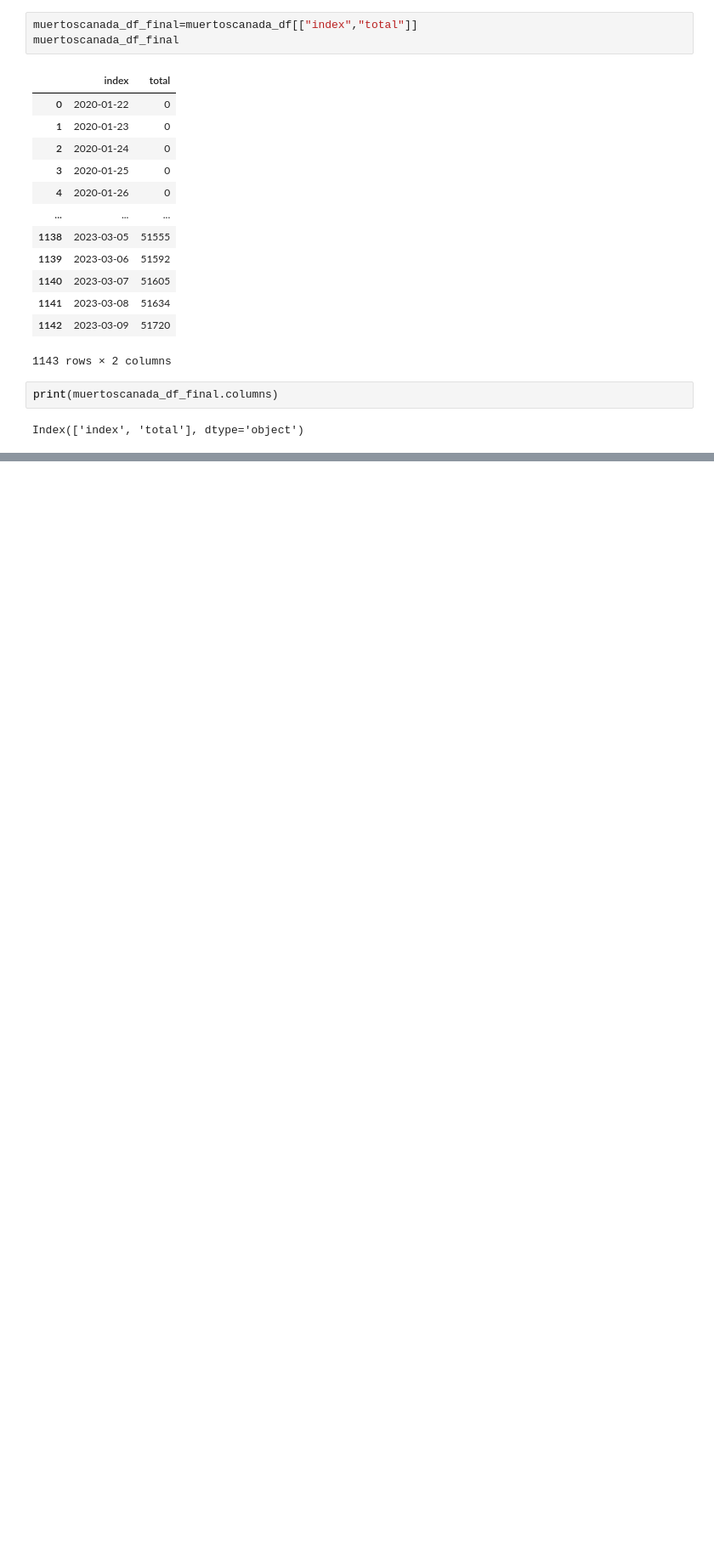
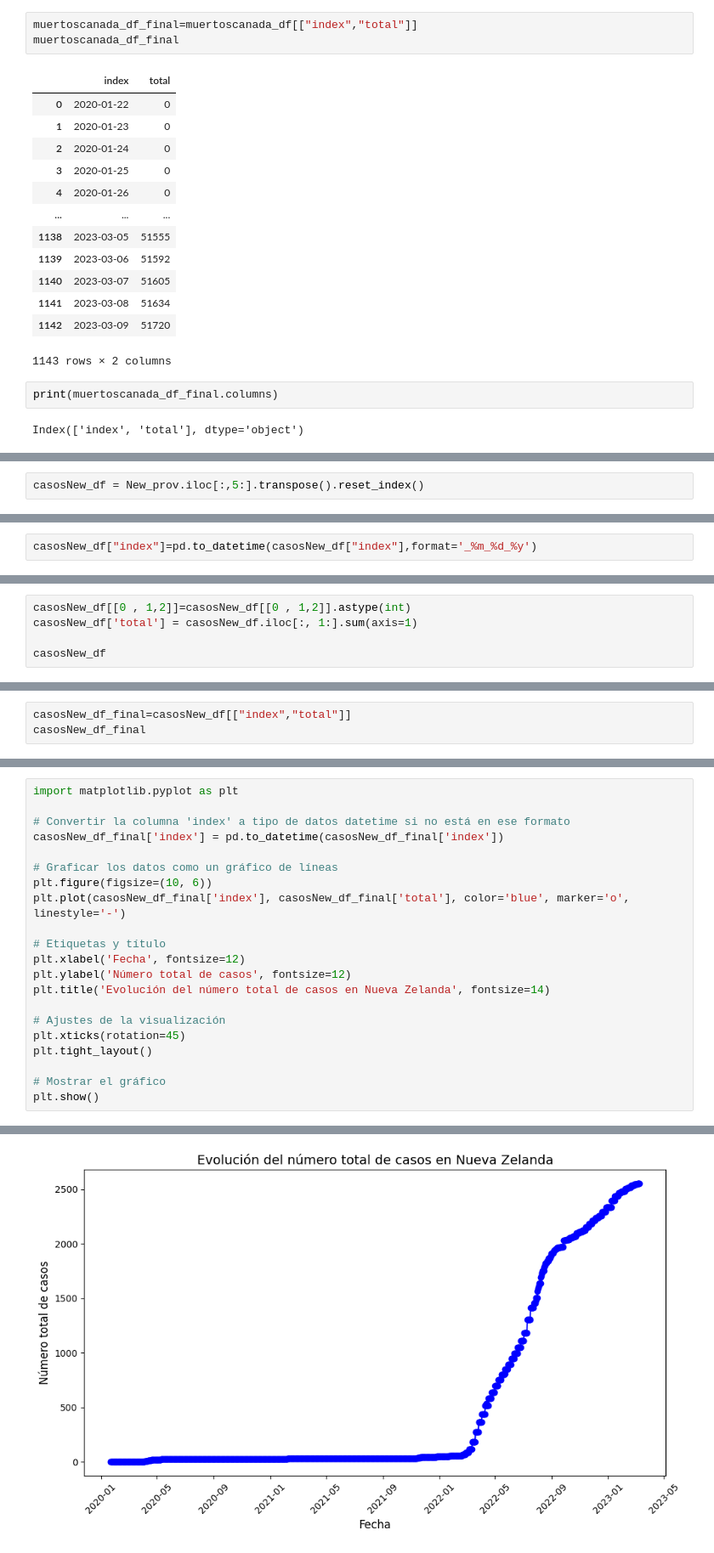
Before and after one commit to Nebulads3/Solemne1, a Jupyter notebook: codigo.ipynb, the cells around one changed output, grey strips where cells are left out. Shown at 85% size. Cells and saved outputs as stored; diff of their text form; blank space fills up the shorter version.

```diff
--- a/codigo.ipynb
+++ b/codigo.ipynb
@@ -196,0 +258,2 @@ plt.show()
+# %%
+casosNew_df = New_prov.iloc[:,5:].transpose().reset_index()
@@ -196,0 +276,2 @@ plt.show()
+# %%
+casosNew_df["index"]=pd.to_datetime(casosNew_df["index"],format='_%m_%d_%y')
@@ -196,0 +292,5 @@ plt.show()
+# %%
+casosNew_df[[0 , 1,2]]=casosNew_df[[0 , 1,2]].astype(int)
+casosNew_df['total'] = casosNew_df.iloc[:, 1:].sum(axis=1)
+
+casosNew_df
@@ -196,0 +326,3 @@ plt.show()
+# %%
+casosNew_df_final=casosNew_df[["index","total"]]
+casosNew_df_final
@@ -196,0 +343,22 @@ plt.show()
+# %%
+import matplotlib.pyplot as plt
+
+# Convertir la columna 'index' a tipo de datos datetime si no está en ese formato
+casosNew_df_final['index'] = pd.to_datetime(casosNew_df_final['index'])
+
+# Graficar los datos como un gráfico de líneas
+plt.figure(figsize=(10, 6))
+plt.plot(casosNew_df_final['index'], casosNew_df_final['total'], color='blue', marker='o', linestyle='-')
+
+# Etiquetas y título
+plt.xlabel('Fecha', fontsize=12)
+plt.ylabel('Número total de casos', fontsize=12)
+plt.title('Evolución del número total de casos en Nueva Zelanda', fontsize=14)
+
+# Ajustes de la visualización
+plt.xticks(rotation=45)
+plt.tight_layout()
+
+# Mostrar el gráfico
+plt.show()
+# %% [output]
@@ -196,0 +370 @@ plt.show()
+[figure, added]
```
Also changed, not shown: parts of 14 cells of this notebook.
